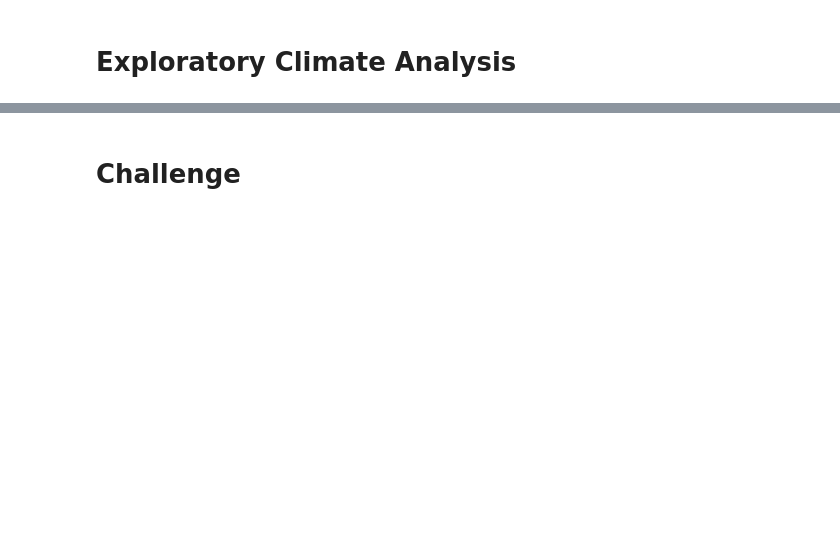
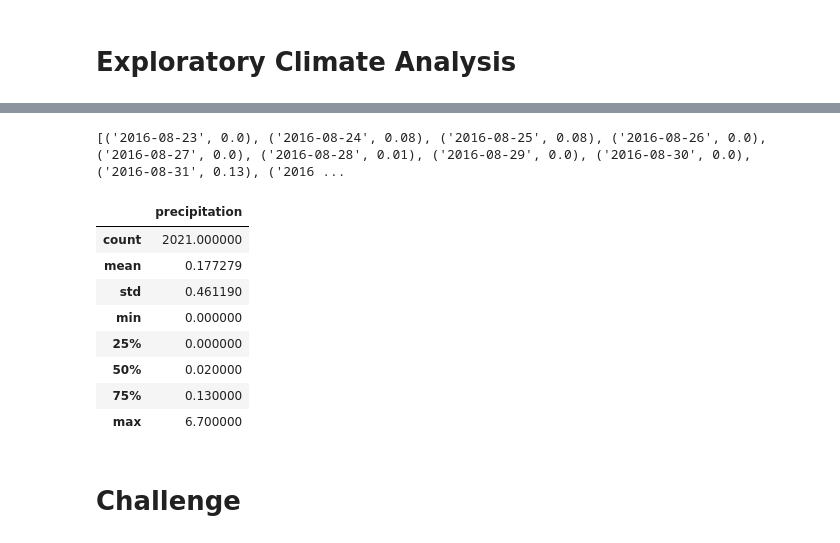
Before and after one commit to manjamcmills/surfs_up, a Jupyter notebook: climate_analysis.ipynb, the cells around one changed output, grey strips where cells are left out. Drawn from its saved outputs; the diff is of its cells as text; code cells hidden in the pictures; blank space fills up the shorter version.

```diff
--- a/climate_analysis.ipynb
+++ b/climate_analysis.ipynb
@@ -55,5 +106,20 @@ session = Session(engine)
+# %%
+print(results)
+# %% [output]
+[('2016-08-23', 0.0), ('2016-08-24', 0.08), ('2016-08-25', 0.08), ('2016-08-26', 0.0), ('2016-08-27', 0.0), ('2016-08-28', 0.01), ('2016-08-29', 0.0), ('2016-08-30', 0.0), ('2016-08-31', 0.13), ('2016 ...
 # %%
 # Use Pandas to calcualte the summary statistics for the precipitation data
+df.describe()
+# %% [output]
+|  | precipitation |
+| count | 2021.000000 |
+| mean | 0.177279 |
+| std | 0.461190 |
+| min | 0.000000 |
+| 25% | 0.000000 |
+| 50% | 0.020000 |
+| 75% | 0.130000 |
+| max | 6.700000 |
 # %%
 # How many stations are available in this dataset?
 # %%
```
Also changed, not shown: parts of 5 cells of this notebook.
